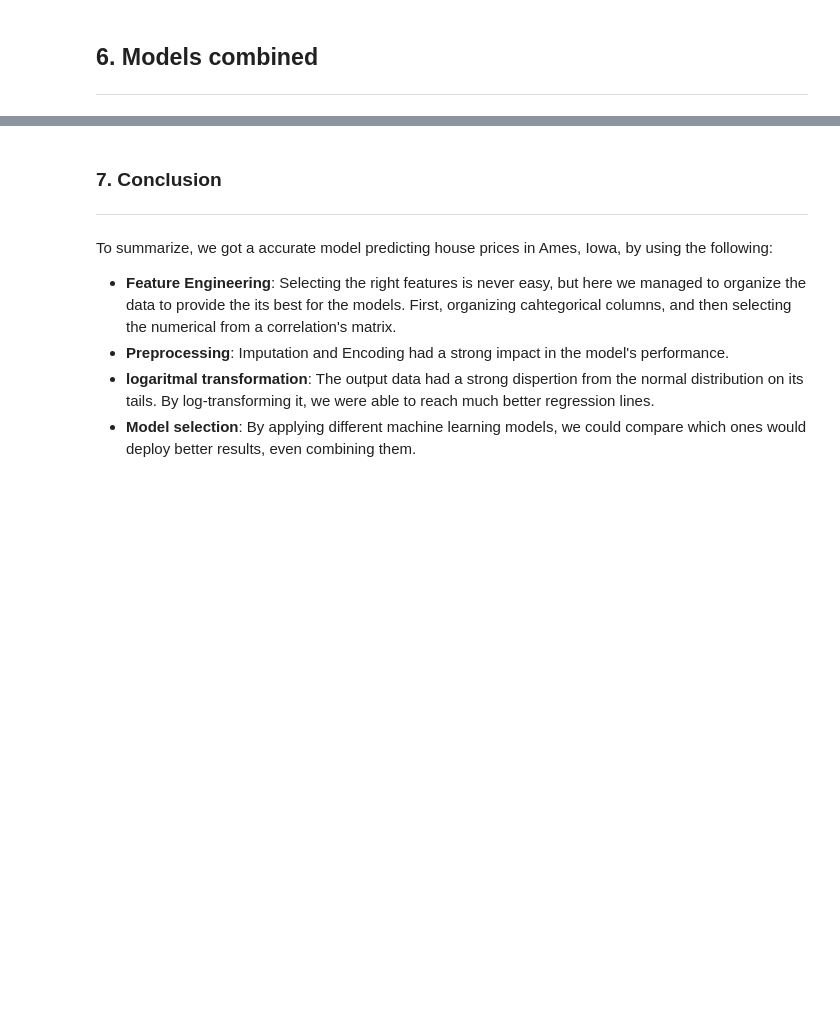
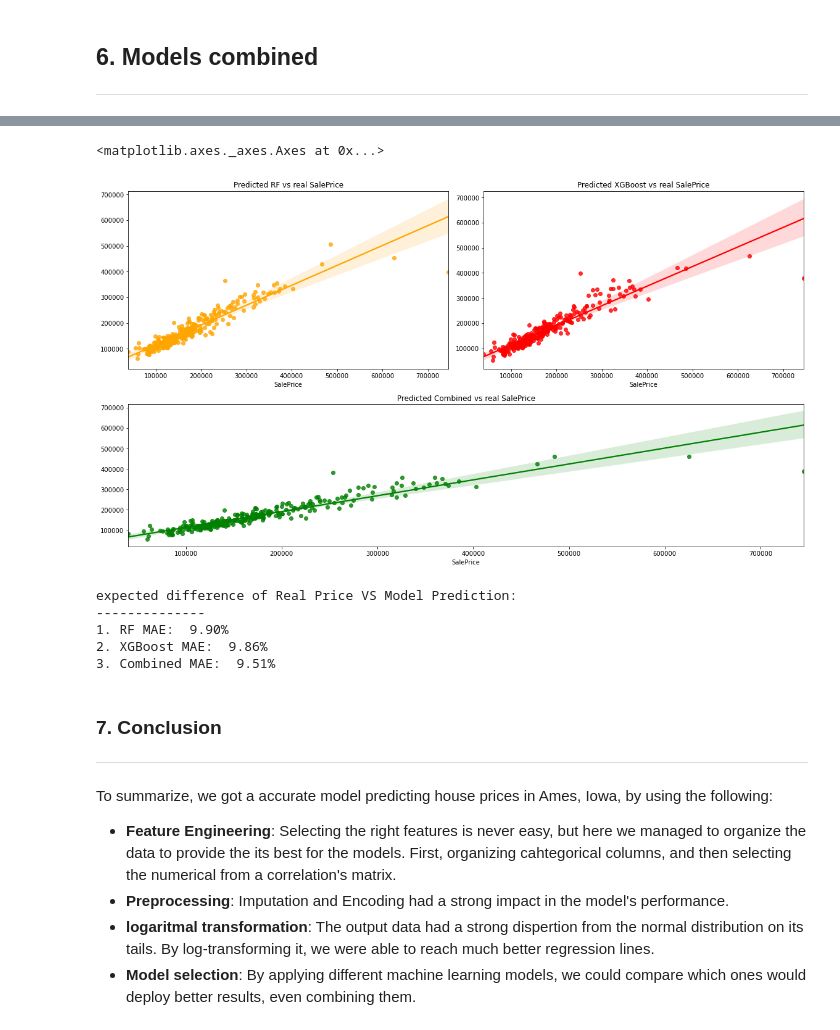
Before and after one commit to Melo97/Real-Estate-Sales-Price-Prediction, a Jupyter notebook: House Prices Regression.ipynb, the cells around one changed output, grey strips where cells are left out. Cells and saved outputs as stored; diff of their text form; code cells hidden in the pictures; blank space fills up the shorter version.

```diff
--- a/House Prices Regression.ipynb
+++ b/House Prices Regression.ipynb
@@ -502,3 +531,36 @@ plt.legend()
+# %%
+fig = plt.figure(figsize = (16,8))
+ax1 = fig.add_axes([0,0.5, 0.45, 0.5])
+plt.title('Predicted RF vs real SalePrice', size = 12)
+sns.regplot(x = y_real, y = model_1, color = 'orange', ax = ax1)
+
+
+#plot XGBoost model
+ax2 = fig.add_axes([0.5, 0.5, 0.45, 0.5])
+plt.title('Predicted XGBoost vs real SalePrice', size = 12)
+sns.regplot(x = y_real, y = model_2, color = 'red', ax = ax2)
+
+
+#plot composed model
+ax3 = fig.add_axes([0,0, 0.95, 0.4])
+plt.title('Predicted Combined vs real SalePrice', size = 12)
+sns.regplot(x = y_real, y = model_3, color = 'green', ax = ax3)
+# %% [output]
+<matplotlib.axes._axes.Axes at 0x...>
+[figure, added]
+# %%
+print('expected difference of Real Price VS Model Prediction: \n--------------')
+print("1. RF MAE:  {:.2%}".format((mean_absolute_error(model_1, y_real)/np.mean(y_real))))
+
+print("2. XGBoost MAE:  {:.2%}".format((mean_absolute_error(model_2, y_real)/np.mean(y_real))))
+
+print("3. Combined MAE:  {:.2%}".format((mean_absolute_error(model_3, y_real)/np.mean(y_real))))
+# %% [output]
+expected difference of Real Price VS Model Prediction:
+--------------
+1. RF MAE:  9.90%
+2. XGBoost MAE:  9.86%
+3. Combined MAE:  9.51%
 # %% [markdown]
 ### 7. Conclusion
 ---
```
Also changed, not shown: parts of 30 cells of this notebook, 5 other files.
